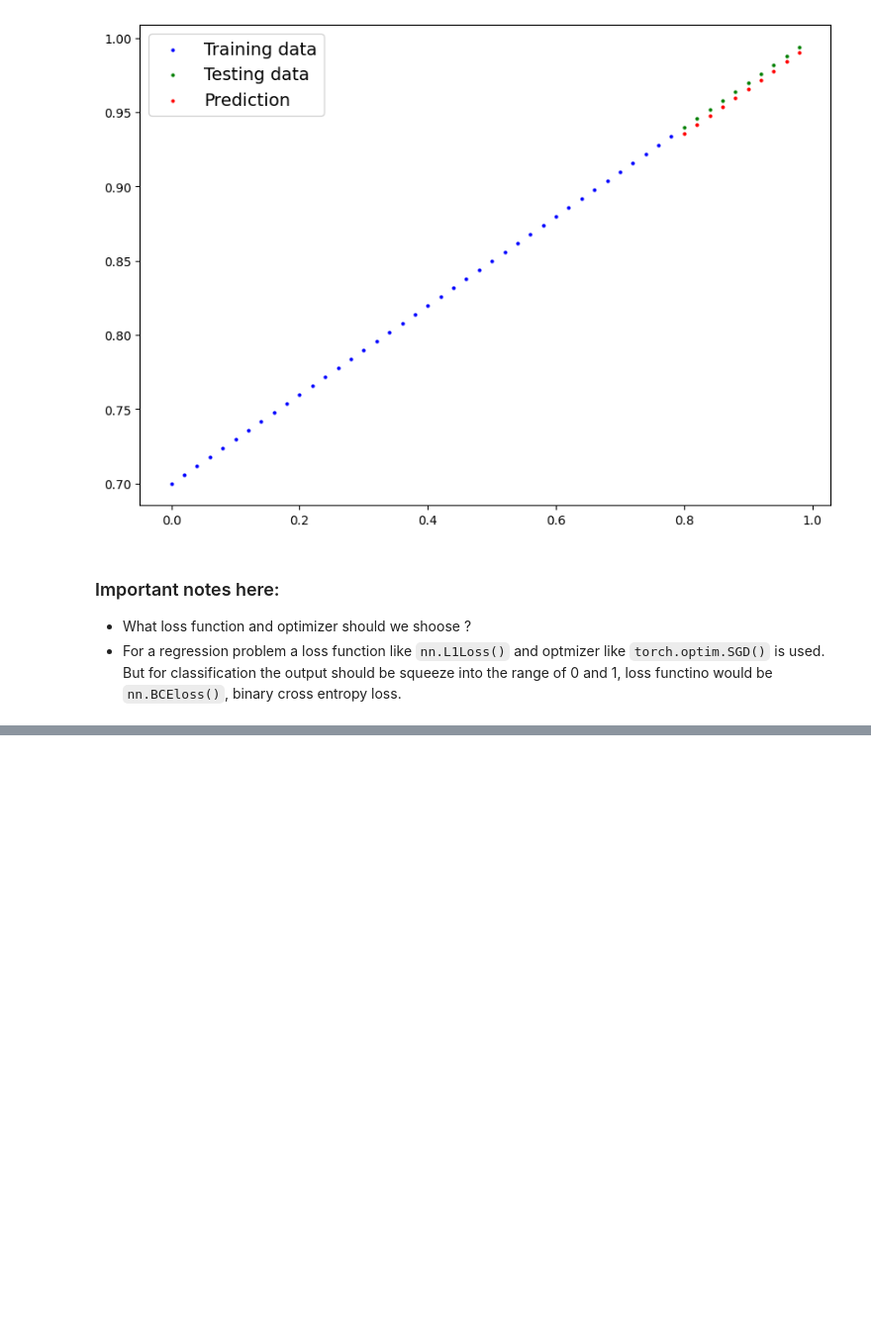
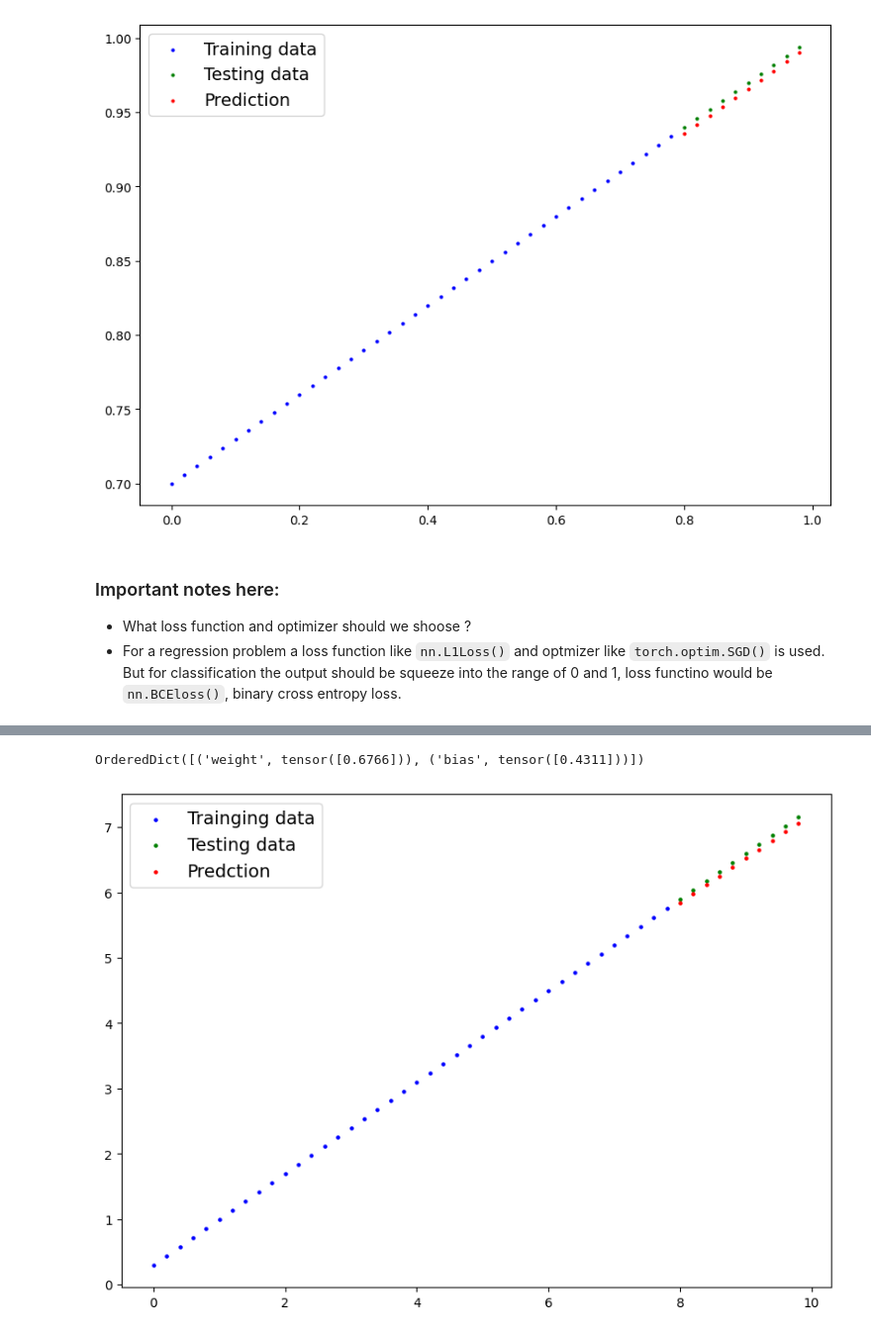
Before and after one commit to potato-stack/Pytorch_learning, a Jupyter notebook: 01_pytorch_workflow.ipynb, the cells around one changed output, grey strips where cells are left out. Shown at 99% size. Drawn from its saved outputs; the diff is of its cells as text; code cells hidden in the pictures; blank space fills up the shorter version.

```diff
--- a/01_pytorch_workflow.ipynb
+++ b/01_pytorch_workflow.ipynb
@@ -314,0 +350,10 @@ But for classification the output should be squeeze into the range of 0 and 1, l
+# %%
+print(linear_regression_model.state_dict())
+
+linear_regression_model.eval()
+with torch.inference_mode():
+    preds = linear_regression_model(X_test)
+    another_preds = model(X_test)
+    plot_predictions(predictions=another_preds)
+
+print(preds == another_preds)
@@ -314,0 +525,15 @@ But for classification the output should be squeeze into the range of 0 and 1, l
+# %%
+# Load the model up
+# Since the model is stored as a state dict, we have to reconstruct the model to add the statedict into it
+
+load_model = TestingModel()
+load_model.load_state_dict(torch.load(f=MODEL_SAVE_PATH))
+print(load_model.state_dict())
+
+load_model.eval()
+with torch.inference_mode():
+    preds = load_model(X_test)
+    plot_predictions(predictions=preds)
+# %% [output]
+OrderedDict([('weight', tensor([0.6766])), ('bias', tensor([0.4311]))])
+[figure, added]
```
Also changed, not shown: parts of 12 cells of this notebook, 2 other files.
